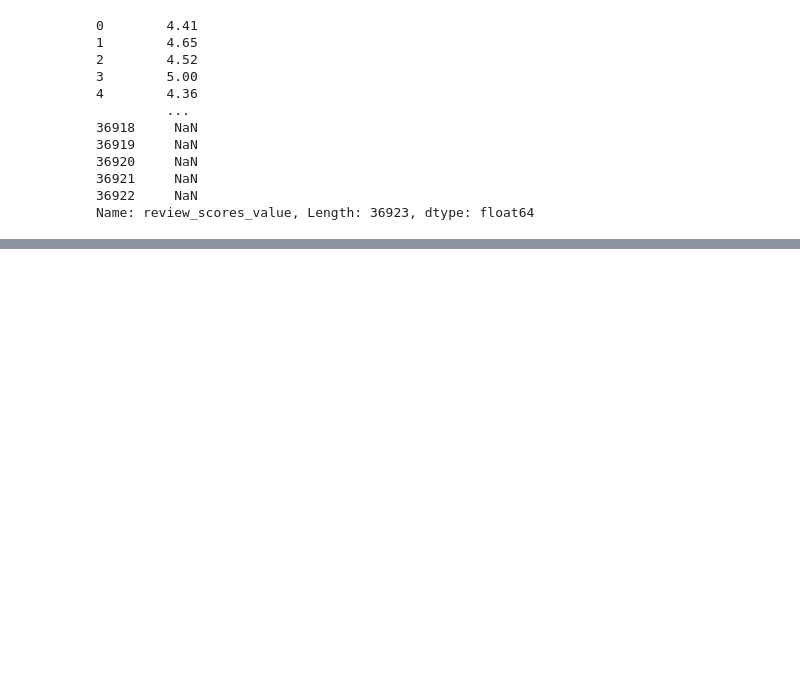
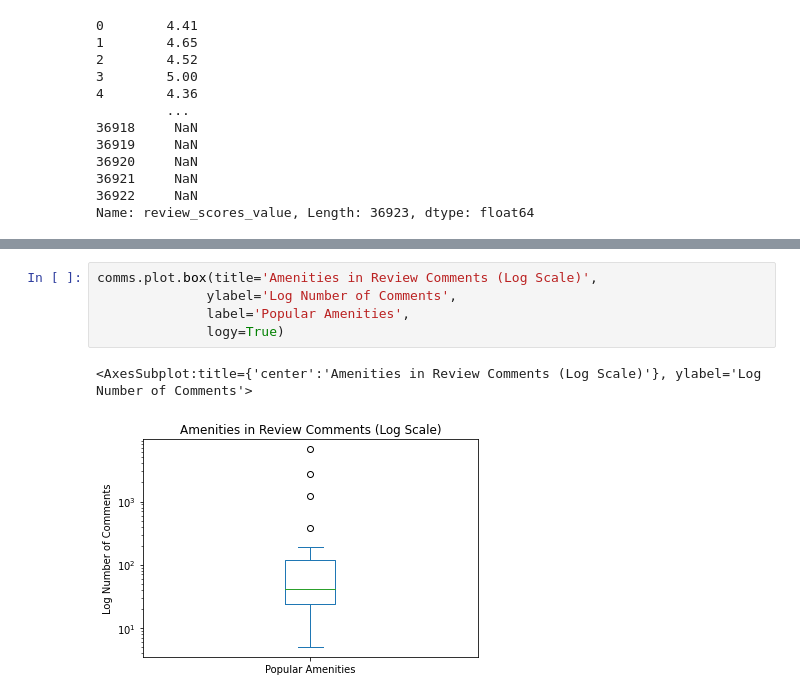
Before and after one commit to alecardozo10/cs396_project, a Jupyter notebook: prop.ipynb, the cells around one changed output, grey strips where cells are left out. Cells and saved outputs as stored; diff of their text form; blank space fills up the shorter version.

```diff
--- a/prop.ipynb
+++ b/prop.ipynb
@@ -446,0 +584,8 @@ Name: review_scores_value, Length: 36923, dtype: float64
+# %%
+comms.plot.box(title='Amenities in Review Comments (Log Scale)',
+              ylabel='Log Number of Comments',
+              label='Popular Amenities',
+              logy=True)
+# %% [output]
+<AxesSubplot:title={'center':'Amenities in Review Comments (Log Scale)'}, ylabel='Log Number of Comments'>
+[figure, added]
```
Also changed, not shown: parts of 6 cells of this notebook.
